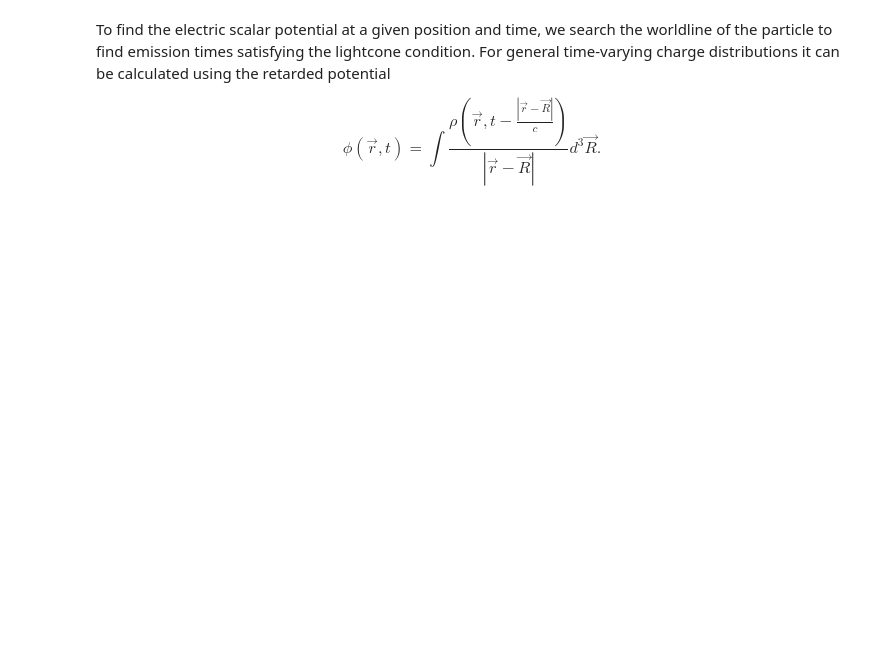
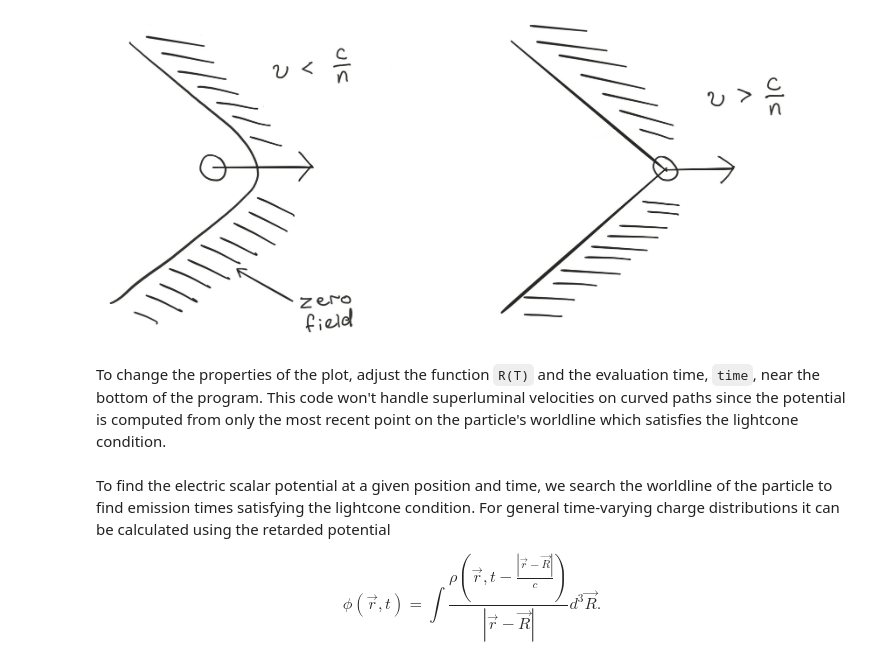
Before and after one commit to PyCav/Demos, a Jupyter notebook: Electromagnetism/Cherenkov.ipynb, the cells around one changed output. Drawn from its saved outputs; the diff is of its cells as text; code cells hidden in the pictures; blank space fills up the shorter version.

```diff
--- a/Electromagnetism/Cherenkov.ipynb
+++ b/Electromagnetism/Cherenkov.ipynb
@@ -7 +5,8 @@ To change the properties of the plot, adjust the function `R(T)` and the evaluat
+# %%
+from IPython.display import Image
+Image(filename="cherenkov.png", width = 700)
+# %% [output]
+[figure, added]
+# %% [markdown]
+To change the properties of the plot, adjust the function `R(T)` and the evaluation time, `time`, near the bottom of the program. This code won't handle superluminal velocities on curved paths since the potential is computed from only the most recent point on the particle's worldline which satisfies the lightcone condition.
 # %%
```
Also changed, not shown: parts of 3 cells of this notebook.
